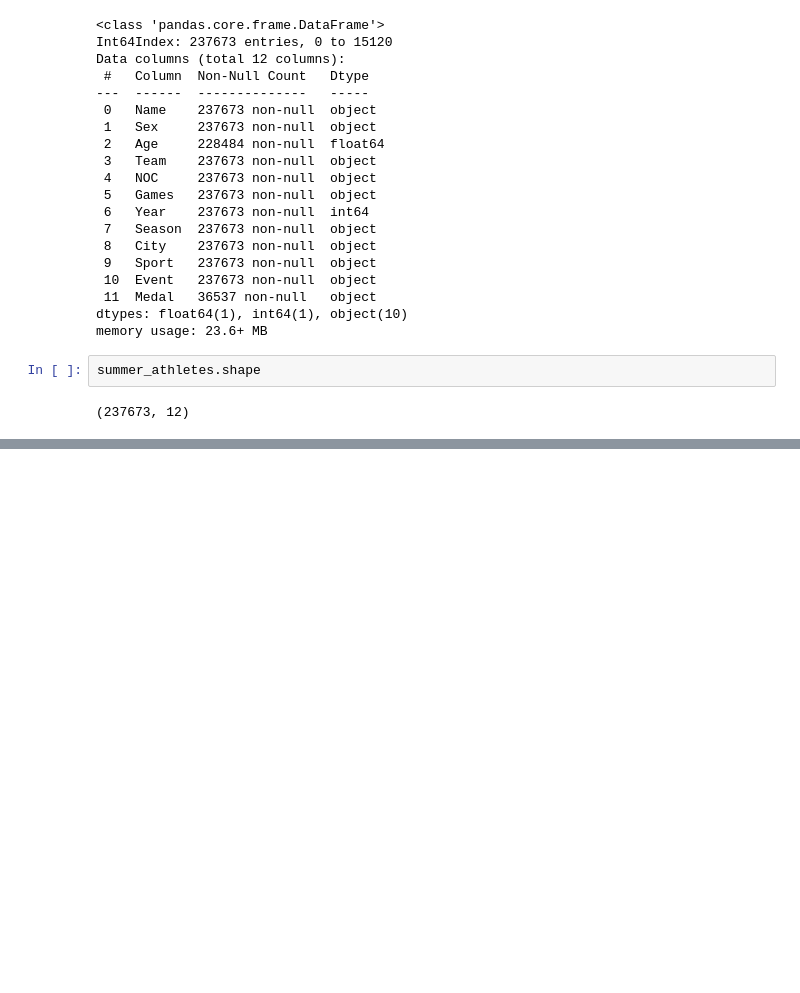
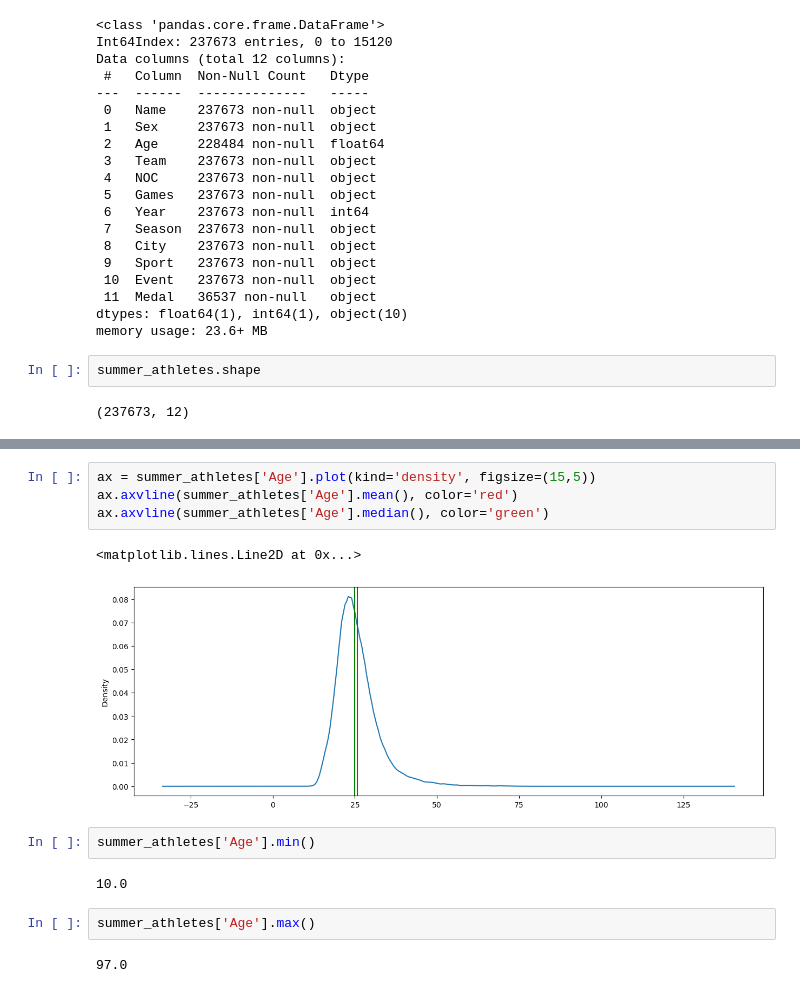
Before and after one commit to binda7/OG_pandas_pySpark_compare, a Jupyter notebook: Summer_Athletes_Olimpics_Analytics.ipynb, the cells around one changed output, grey strips where cells are left out. Saved outputs shown, nothing was run; the diff lists cells and outputs as text; blank space fills up the shorter version.

```diff
--- a/Summer_Athletes_Olimpics_Analytics.ipynb
+++ b/Summer_Athletes_Olimpics_Analytics.ipynb
@@ -43,0 +81,15 @@ summer_athletes.shape
+# %%
+ax = summer_athletes['Age'].plot(kind='density', figsize=(15,5))
+ax.axvline(summer_athletes['Age'].mean(), color='red')
+ax.axvline(summer_athletes['Age'].median(), color='green')
+# %% [output]
+<matplotlib.lines.Line2D at 0x...>
+[figure, added]
+# %%
+summer_athletes['Age'].min()
+# %% [output]
+10.0
+# %%
+summer_athletes['Age'].max()
+# %% [output]
+97.0
```
Also changed, not shown: parts of 4 cells of this notebook.
